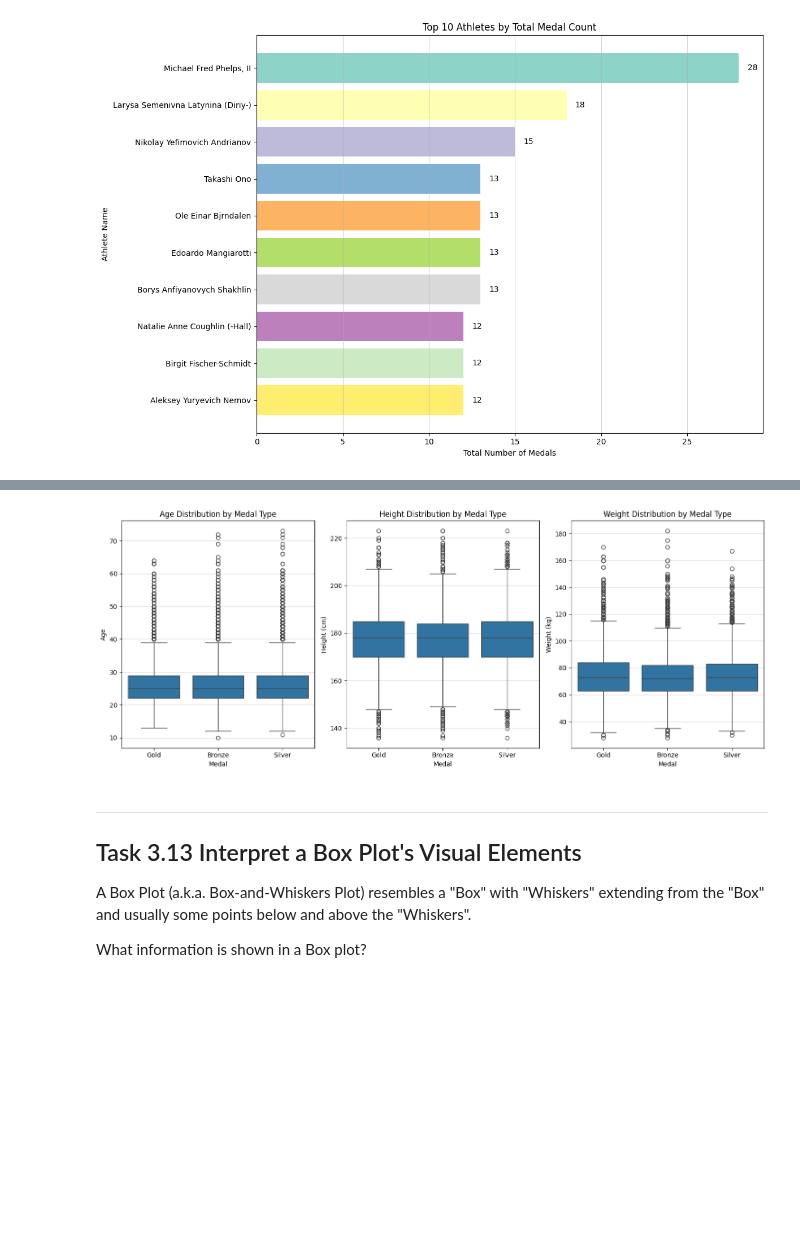
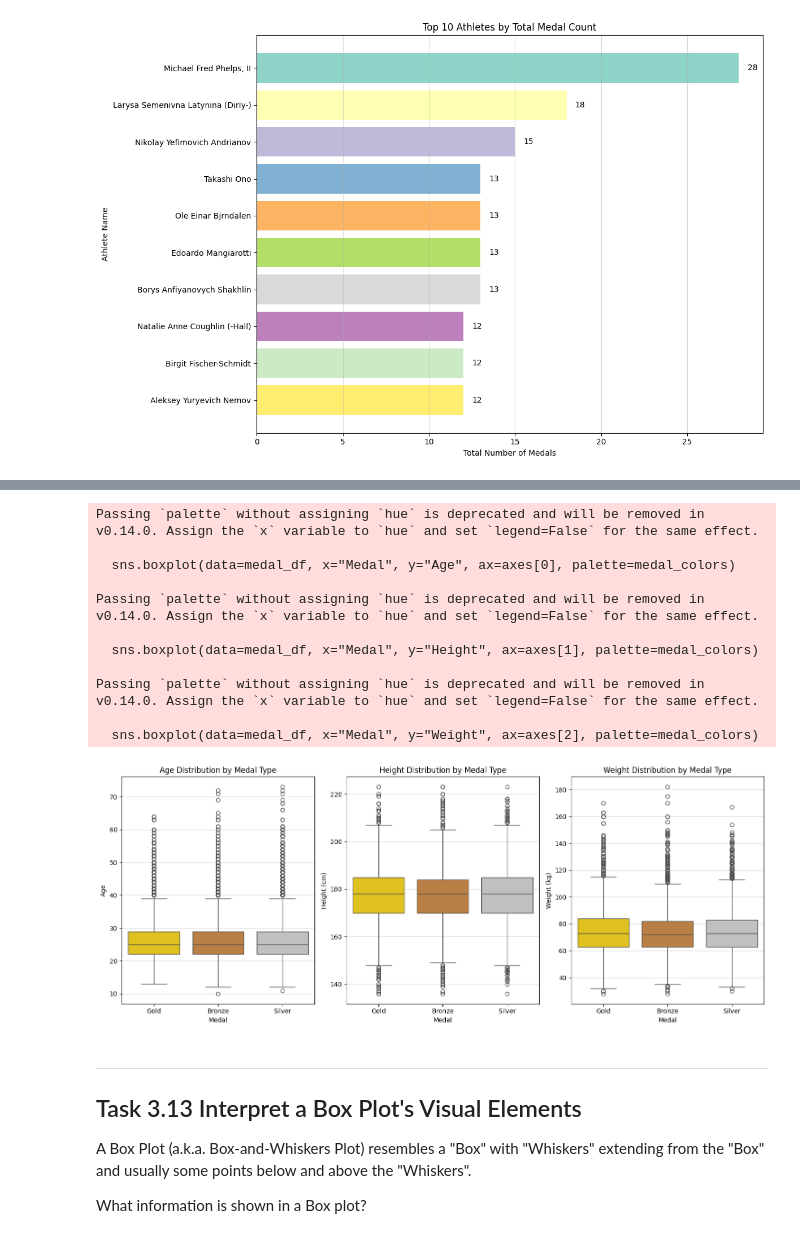
Before and after one commit to 05c4r-1337/DataVisAssignment, a Jupyter notebook: assignment.ipynb, the cells around one changed output, grey strips where cells are left out. Cells and saved outputs as stored; diff of their text form; code cells hidden in the pictures; blank space fills up the shorter version.

```diff
--- a/assignment.ipynb
+++ b/assignment.ipynb
@@ -1095,33 +1095,46 @@ Create three `subplots`, side-by-side, for comparison purposes:
 # %%
 medal_df = df[df["Medal"].notna()]
 
 # Create three subplots side by side
 fig, axes = plt.subplots(1, 3, figsize=(15, 6))
 
-sns.boxplot(data=medal_df, x="Medal", y="Age", ax=axes[0])
+medal_colors = {"Gold": "gold", "Silver": "silver", "Bronze": "#CD7F32"}
+
+sns.boxplot(data=medal_df, x="Medal", y="Age", ax=axes[0], palette=medal_colors)
 axes[0].set_title("Age Distribution by Medal Type")
 axes[0].set_xlabel("Medal")
 axes[0].set_ylabel("Age")
 axes[0].grid(axis="y", alpha=0.5)
 
 # Height distribution per medal type
-sns.boxplot(data=medal_df, x="Medal", y="Height", ax=axes[1])
+sns.boxplot(data=medal_df, x="Medal", y="Height", ax=axes[1], palette=medal_colors)
 axes[1].set_title("Height Distribution by Medal Type")
 axes[1].set_xlabel("Medal")
 axes[1].set_ylabel("Height (cm)")
 axes[1].grid(axis="y", alpha=0.5)
 
 # Weight distribution per medal type
-sns.boxplot(data=medal_df, x="Medal", y="Weight", ax=axes[2])
+sns.boxplot(data=medal_df, x="Medal", y="Weight", ax=axes[2], palette=medal_colors)
 axes[2].set_title("Weight Distribution by Medal Type")
 axes[2].set_xlabel("Medal")
 axes[2].set_ylabel("Weight (kg)")
 axes[2].grid(axis="y", alpha=0.5)
 
 plt.tight_layout()
 plt.show()
 # %% [output]
+Passing `palette` without assigning `hue` is deprecated and will be removed in v0.14.0. Assign the `x` variable to `hue` and set `legend=False` for the same effect.
+
+  sns.boxplot(data=medal_df, x="Medal", y="Age", ax=axes[0], palette=medal_colors)
+
+Passing `palette` without assigning `hue` is deprecated and will be removed in v0.14.0. Assign the `x` variable to `hue` and set `legend=False` for the same effect.
+
+  sns.boxplot(data=medal_df, x="Medal", y="Height", ax=axes[1], palette=medal_colors)
+
+Passing `palette` without assigning `hue` is deprecated and will be removed in v0.14.0. Assign the `x` variable to `hue` and set `legend=False` for the same effect.
+
+  sns.boxplot(data=medal_df, x="Medal", y="Weight", ax=axes[2], palette=medal_colors)
-[figure, old version]
+[figure, new version]
 # %% [markdown]
 ---
 ## Task 3.13 Interpret a Box Plot's Visual Elements
```
Also changed, not shown: parts of 1 cell of this notebook.
